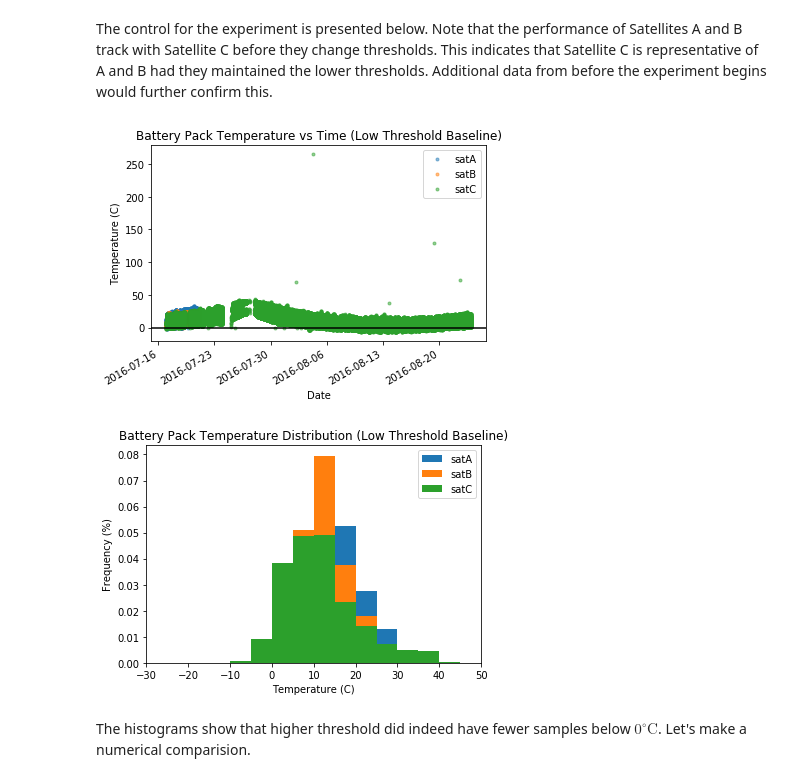
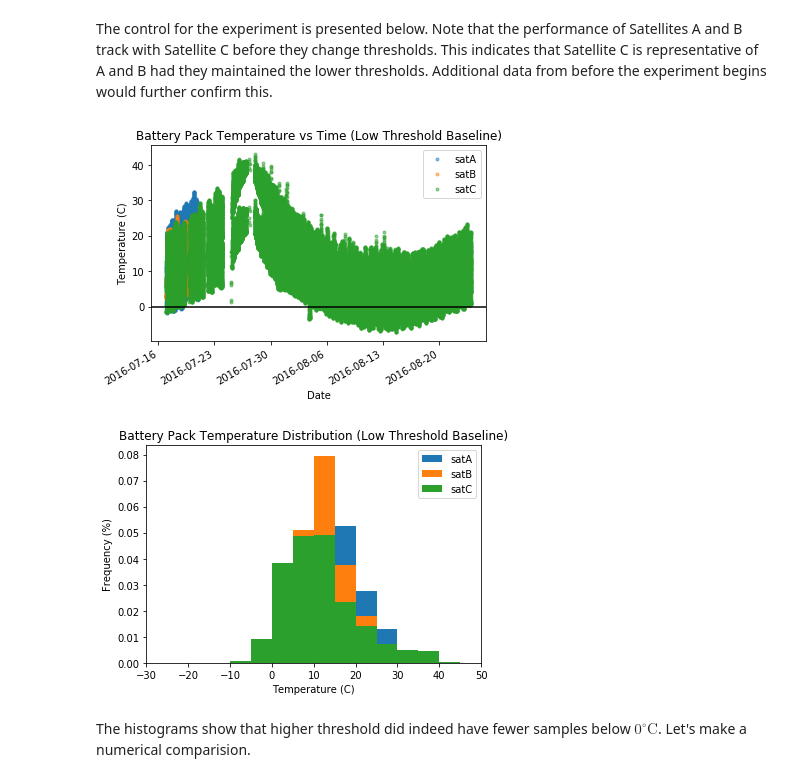
Before and after one commit to cullenself/battery_temp, a Jupyter notebook: Heater Thresholds.ipynb, the cells around one changed output. Drawn from its saved outputs; the diff is of its cells as text; code cells hidden in the pictures.

```diff
--- a/Heater Thresholds.ipynb
+++ b/Heater Thresholds.ipynb
@@ -15,7 +15,7 @@ filepaths = glob('./SatelliteData/satellite*.csv')
 dfs  = {} # Dictionary to hold dataframes
 for path in filepaths:
     sat = path[25:-4] # pull out the HWID
-    dfs[sat] = parse.readFile(path)
+    dfs[sat] = parse.filterOutliers(parse.readFile(path))
 # %% [markdown]
 ## Time Series View
 # %% [markdown]
@@ -113,10 +114,11 @@ plt.show()
 # %% [markdown]
 The control for the experiment is presented below. Note that the performance of Satellites A and B track with Satellite C before they change thresholds. This indicates that Satellite C is representative of A and B had they maintained the lower thresholds. Additional data from before the experiment begins would further confirm this.
 # %%
-inactive_reduced = parse.plotReduce(inactive,'Low Threshold Baseline')
+inactive_reduced = parse.reduce(inactive)
+parse.plotReduced(inactive_reduced, 'Low Threshold Baseline')
 plt.show()
 # %% [output]
-[figure, old version]
+[figure, new version]
 [figure]
 # %% [markdown]
 The histograms show that higher threshold did indeed have fewer samples below $0^\circ \text{C}$. Let's make a numerical comparision.
```
Also changed, not shown: parts of 6 cells of this notebook, 14 other files.
